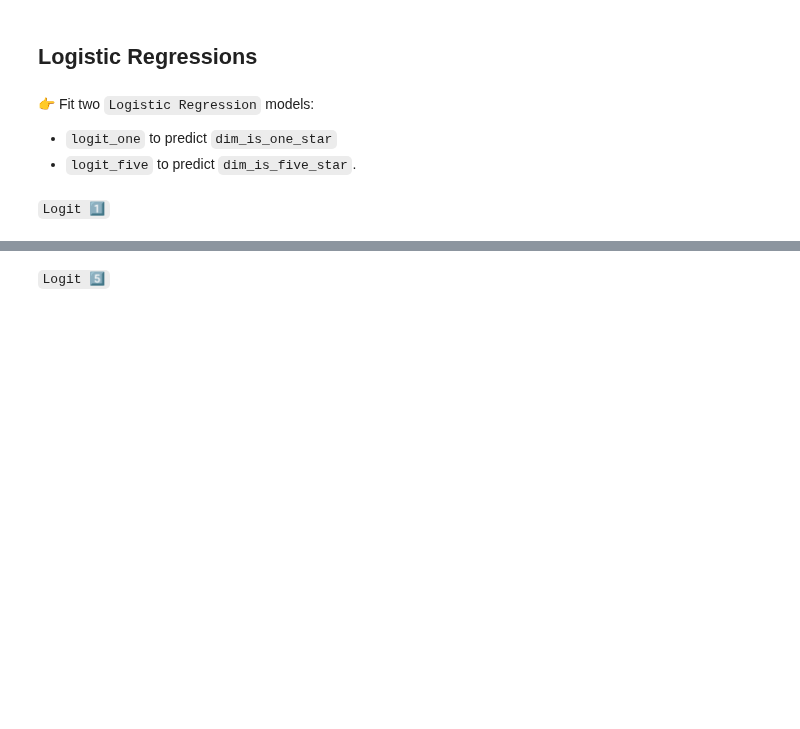
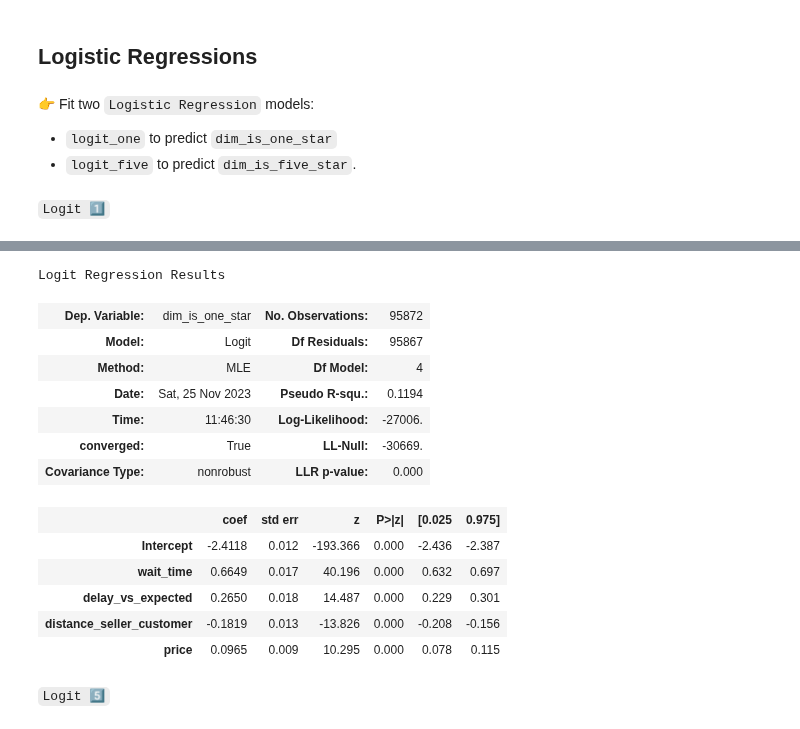
Before and after one commit to loredana1h/data-logit, a Jupyter notebook: logit.ipynb, the cells around one changed output, grey strips where cells are left out. Cells and saved outputs as stored; diff of their text form; code cells hidden in the pictures; blank space fills up the shorter version.

Commit message:
Completed Logit

```diff
--- a/logit.ipynb
+++ b/logit.ipynb
@@ -62,0 +116,4 @@ orders = Order().get_training_data(with_distance_seller_customer=True)
+# %%
+# YOUR CODE HERE
+model1 = smf.logit(formula='dim_is_one_star ~ wait_time + delay_vs_expected + distance_seller_customer+ price', data=orders_standardized).fit()
+model1.params
@@ -63,2 +130,19 @@ orders = Order().get_training_data(with_distance_seller_customer=True)
+# %%
+model1.summary()
+# %% [output]
+Logit Regression Results
+| Dep. Variable: | dim_is_one_star | No. Observations: | 95872 |
+| Model: | Logit | Df Residuals: | 95867 |
+| Method: | MLE | Df Model: | 4 |
+| Date: | Sat, 25 Nov 2023 | Pseudo R-squ.: | 0.1194 |
+| Time: | 11:46:30 | Log-Likelihood: | -27006. |
+| converged: | True | LL-Null: | -30669. |
+| Covariance Type: | nonrobust | LLR p-value: | 0.000 |
+|  | coef | std err | z | P>|z| | [0.025 | 0.975] |
+| Intercept | -2.4118 | 0.012 | -193.366 | 0.000 | -2.436 | -2.387 |
+| wait_time | 0.6649 | 0.017 | 40.196 | 0.000 | 0.632 | 0.697 |
+| delay_vs_expected | 0.2650 | 0.018 | 14.487 | 0.000 | 0.229 | 0.301 |
+| distance_seller_customer | -0.1819 | 0.013 | -13.826 | 0.000 | -0.208 | -0.156 |
+| price | 0.0965 | 0.009 | 10.295 | 0.000 | 0.078 | 0.115 |
 # %% [markdown]
 `Logit 5️⃣`
```
Also changed, not shown: parts of 15 cells of this notebook.
